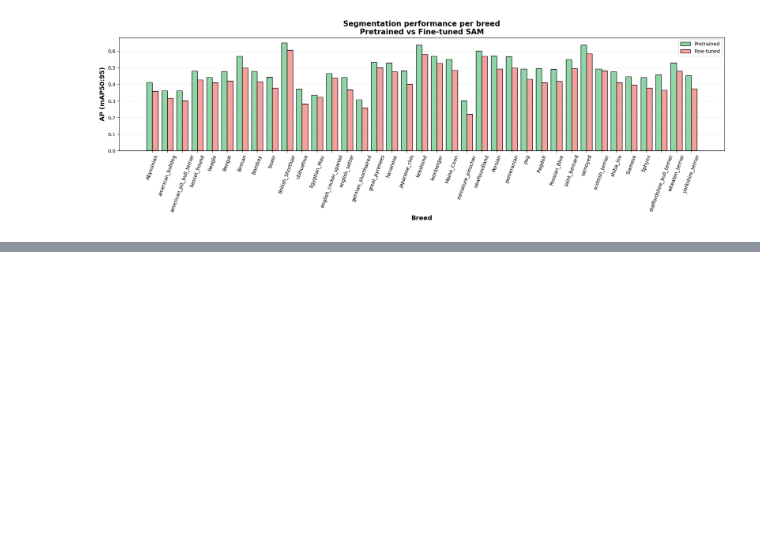
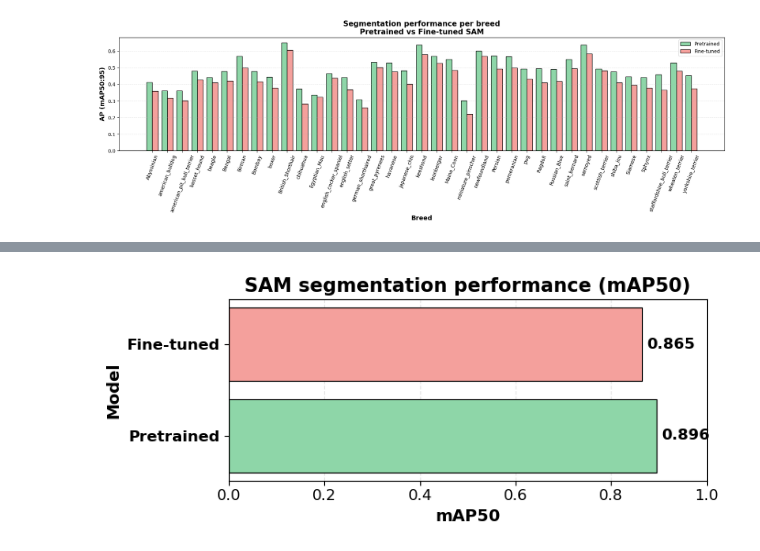
Before and after one commit to Alvaritox11/MCV-C5, a Jupyter notebook: Task2/domainshift/results_ds2/results_notebook.ipynb, the cells around one changed output, grey strips where cells are left out. Cells and saved outputs as stored; diff of their text form; code cells hidden in the pictures; blank space fills up the shorter version.

```diff
--- a/Task2/domainshift/results_ds2/results_notebook.ipynb
+++ b/Task2/domainshift/results_ds2/results_notebook.ipynb
@@ -125,0 +235,55 @@ plt.show()
+# %%
+import matplotlib.pyplot as plt
+
+# Hard-coded values (mAP50)
+scores = {
+    "Pretrained": 0.8959,
+    "Fine-tuned": 0.8648
+}
+
+labels = list(scores.keys())
+values = list(scores.values())
+
+colors = {
+    "Pretrained": "#8ED6A8",
+    "Fine-tuned": "#F4A09C"
+}
+
+plt.figure(figsize=(7,3))
+
+bars = plt.barh(
+    labels,
+    values,
+    color=[colors[l] for l in labels],
+    edgecolor="black",
+    linewidth=0.8
+)
+
+# Value labels
+for b in bars:
+    w = b.get_width()
+    plt.text(
+        w + 0.01,
+        b.get_y() + b.get_height()/2,
+        f"{w:.3f}",
+        va="center",
+        fontsize=12,
+        fontweight="bold"
+    )
+
+plt.xlim(0, 1)
+
+plt.grid(axis="x", linestyle="--", alpha=0.3)
+plt.gca().set_axisbelow(True)
+
+plt.ylabel("Model", fontsize=13, fontweight="bold")
+plt.xlabel("mAP50", fontsize=13, fontweight="bold")
+plt.title("SAM segmentation performance (mAP50)", fontsize=15, fontweight="bold")
+
+plt.xticks(fontsize=12)
+plt.yticks(fontsize=12, fontweight="bold")
+
+plt.tight_layout()
+plt.show()
+# %% [output]
+[figure, added]
```
Also changed, not shown: parts of 2 cells of this notebook.
